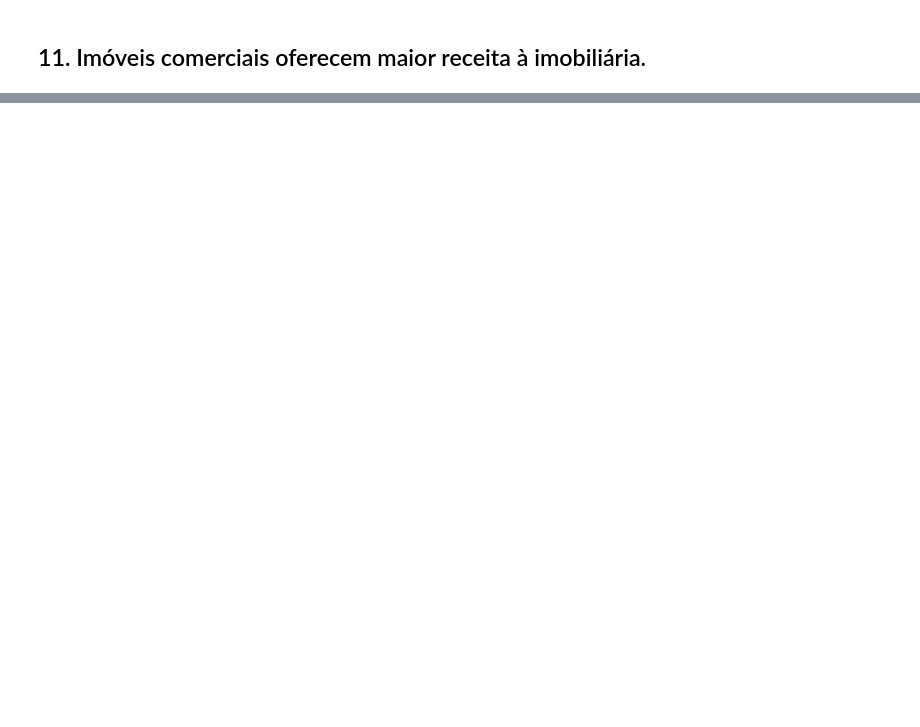
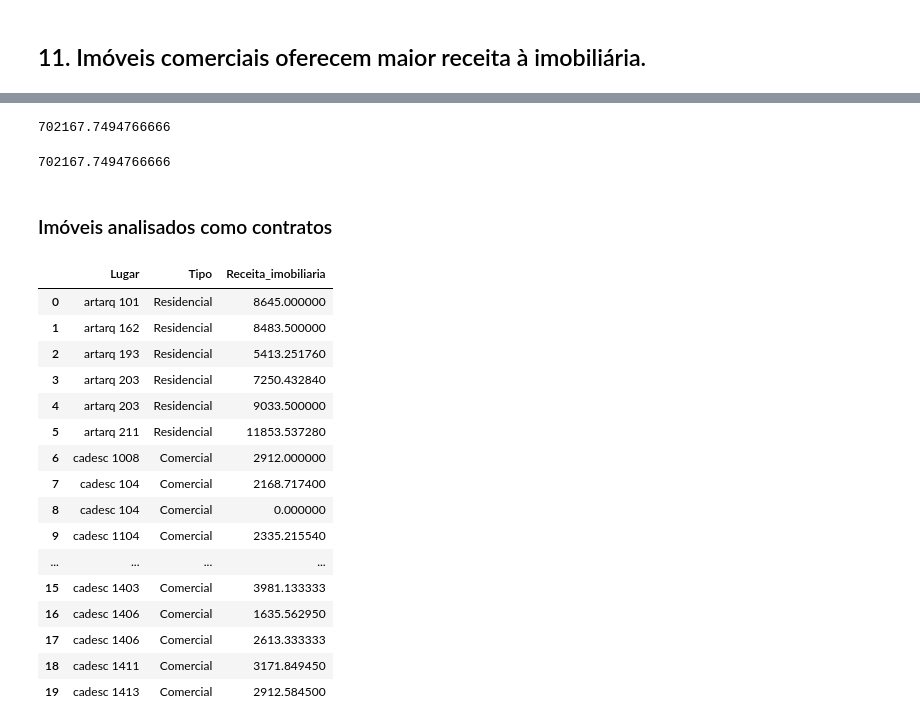
Before and after one commit to PedroSouzaDS/Projeto_Business_Intelligence_Completo-Imobili-ria_New_Offices-, a Jupyter notebook: EDA_New_Offices.ipynb, the cells around one changed output, grey strips where cells are left out. Saved outputs shown, nothing was run; the diff lists cells and outputs as text; code cells hidden in the pictures; blank space fills up the shorter version.

```diff
--- a/EDA_New_Offices.ipynb
+++ b/EDA_New_Offices.ipynb
@@ -512,0 +544,31 @@ df_2[['Lugar','Tipo','Receita_imobiliaria']]
+# %%
+aux_7['Receita_imobiliaria'].sum()
+# %% [output]
+702167.7494766666
+# %%
+df_2['Receita_imobiliaria'].sum()
+# %% [output]
+702167.7494766666
+# %% [markdown]
+### Imóveis analisados como contratos
+# %%
+aux_8 = df_2[['Lugar','Tipo','Receita_imobiliaria']]
+aux_8.head(20)
+# %% [output]
+|  | Lugar | Tipo | Receita_imobiliaria |
+| 0 | artarq 101 | Residencial | 8645.000000 |
+| 1 | artarq 162 | Residencial | 8483.500000 |
+| 2 | artarq 193 | Residencial | 5413.251760 |
+| 3 | artarq 203 | Residencial | 7250.432840 |
+| 4 | artarq 203 | Residencial | 9033.500000 |
+| 5 | artarq 211 | Residencial | 11853.537280 |
+| 6 | cadesc 1008 | Comercial | 2912.000000 |
+| 7 | cadesc 104 | Comercial | 2168.717400 |
+| 8 | cadesc 104 | Comercial | 0.000000 |
+| 9 | cadesc 1104 | Comercial | 2335.215540 |
+| ... | ... | ... | ... |
+| 15 | cadesc 1403 | Comercial | 3981.133333 |
+| 16 | cadesc 1406 | Comercial | 1635.562950 |
+| 17 | cadesc 1406 | Comercial | 2613.333333 |
+| 18 | cadesc 1411 | Comercial | 3171.849450 |
+| 19 | cadesc 1413 | Comercial | 2912.584500 |
```
Also changed, not shown: parts of 27 cells of this notebook.
